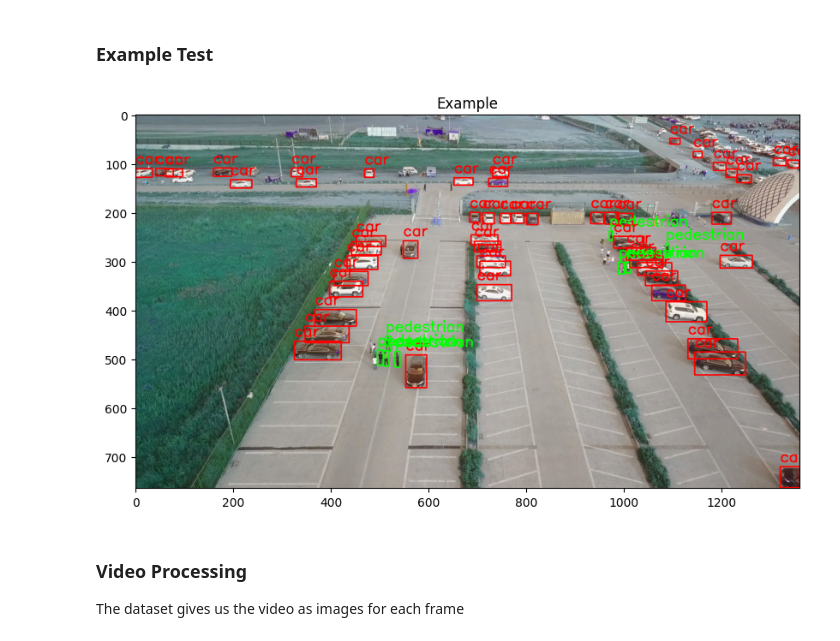
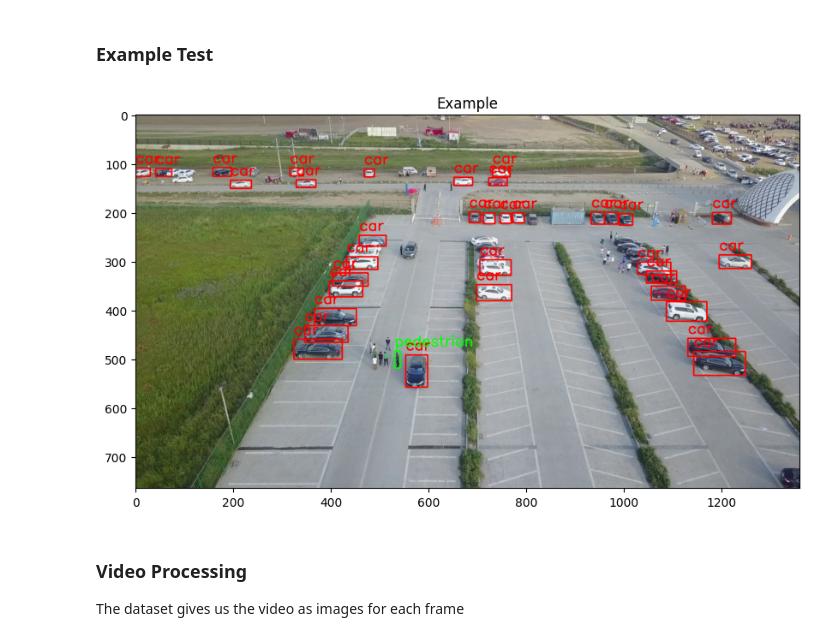
Before and after one commit to nicolassalomon96/CV_projects, a Jupyter notebook: VisDrone/task2.ipynb, the cells around one changed output. Cells and saved outputs as stored; diff of their text form; code cells hidden in the pictures.

Commit message:
Task2 image input format BGR checked

```diff
--- a/VisDrone/task2.ipynb
+++ b/VisDrone/task2.ipynb
@@ -15,8 +15,9 @@ from ultralytics import YOLO
 ### Paths
 # %%
 dataset_path = r'.\dataset\Task2_Video_detection'
-model_path = r'.\runs\detect\yolov8s\train_yolov8s\weights\best.pt'
+#model_path = r'.\runs\detect\yolov8s\train_yolov8s\weights\best.pt'
 #model_path = r'.\runs\detect\yolov8n\train\weights\best.pt'
+model_path = r'.\models\best_yolov8n.pt'
 # %% [markdown]
 ### YOLO detector class
 # %%
@@ -24,7 +25,7 @@ class YOLO_detector():
     def __init__(self, model):
         self.model = model
 
-    def detect(self, image, objects=['all'], conf_thresh=0.5, imgsz=704):
+    def detect(self, image, objects=['all'], conf_thresh=0.5, imgsz=640):
         result_boxes = predict(self.model, image, mode='detection', plot=False, conf_thresh=conf_thresh, objects=objects, imgsz=imgsz)
         return result_boxes
 
@@ -39,14 +40,14 @@ detector = YOLO_detector(model)
 # %%
 image_example = io.imread(os.path.join(dataset_path, r'sequences\uav0000009_03358_v\0000120.jpg'))
 image_example = cv2.cvtColor(image_example, cv2.COLOR_RGB2BGR)
 #display_image(image_example)
 
 result_boxes = detector.detect(image_example, objects=['all'], conf_thresh=0.6)
 output_image = detector.draw(image_example, result_boxes[0])
 if len(output_image) > 0:
-    display_image(output_image)
+    display_image(cv2.cvtColor(output_image, cv2.COLOR_BGR2RGB))
 # %% [output]
-[figure, old version]
+[figure, new version]
 # %% [markdown]
 ### Video Processing
 
```
Also changed, not shown: parts of 1 cell of this notebook, 1 other file.
